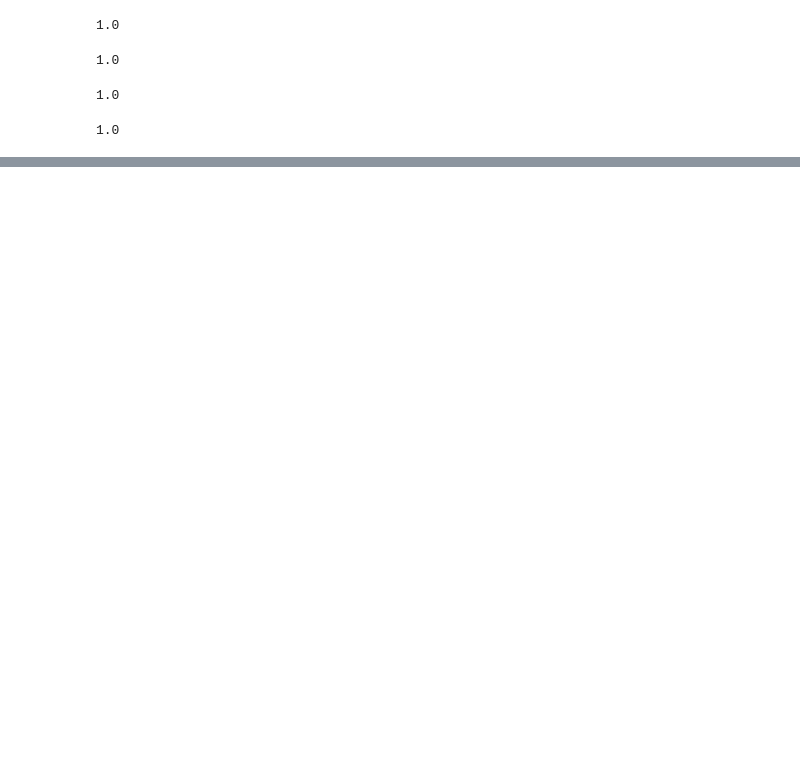
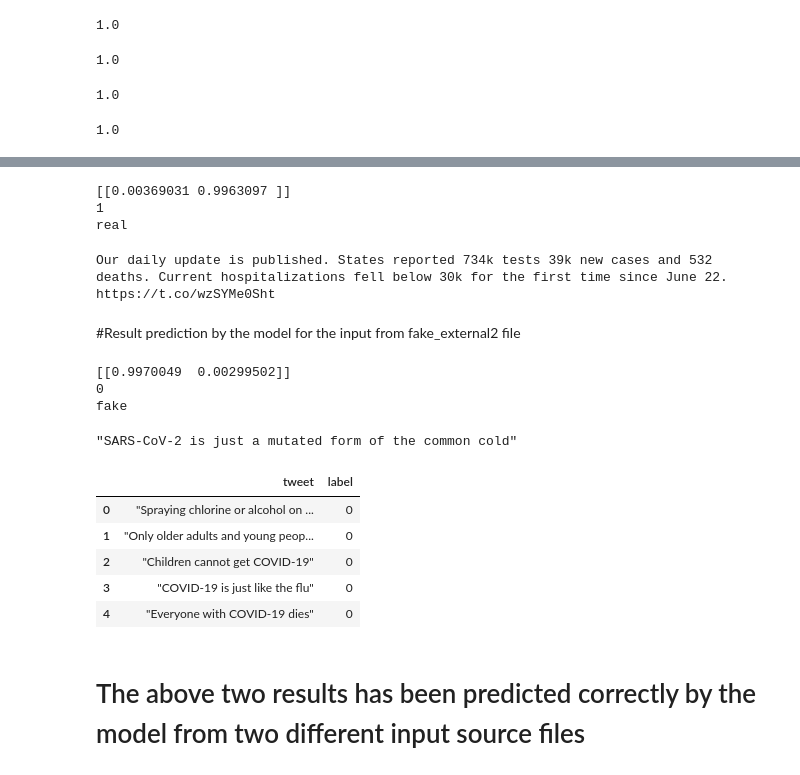
Before and after one commit to sreebalajisree/Fake_News_Detection, a Jupyter notebook: fake_news_dectetion_BERT_tpu_Without_Pseudo_Labeling.ipynb, the cells around one changed output, grey strips where cells are left out. Cells and saved outputs as stored; diff of their text form; code cells hidden in the pictures; blank space fills up the shorter version.

```diff
--- a/fake_news_dectetion_BERT_tpu_Without_Pseudo_Labeling.ipynb
+++ b/fake_news_dectetion_BERT_tpu_Without_Pseudo_Labeling.ipynb
@@ -657,0 +726,14 @@ accuracy_score(np.array(fake_valid1.label,dtype='int32'),np.argmax(pred,axis=1))
+# %%
+print(new_pred)
+print(np.argmax(new_pred))
+print(labels[np.argmax(new_pred)])
+# %% [output]
+[[0.00369031 0.9963097 ]]
+1
+real
+# %%
+print(new_text)
+# %% [output]
+Our daily update is published. States reported 734k tests 39k new cases and 532 deaths. Current hospitalizations fell below 30k for the first time since June 22. https://t.co/wzSYMe0Sht
+# %% [markdown]
+#Result prediction by the model for the input from fake_external2 file
@@ -657,0 +747,23 @@ accuracy_score(np.array(fake_valid1.label,dtype='int32'),np.argmax(pred,axis=1))
+# %%
+print(new_pred1)
+print(np.argmax(new_pred1))
+print(labels[np.argmax(new_pred1)])
+# %% [output]
+[[0.9970049  0.00299502]]
+0
+fake
+# %%
+print(new_text1)
+# %% [output]
+"SARS-CoV-2 is just a mutated form of the common cold"
+# %%
+fake_external2.head()
+# %% [output]
+|  | tweet | label |
+| 0 | "Spraying chlorine or alcohol on ... | 0 |
+| 1 | "Only older adults and young peop... | 0 |
+| 2 | "Children cannot get COVID-19" | 0 |
+| 3 | "COVID-19 is just like the flu" | 0 |
+| 4 | "Everyone with COVID-19 dies" | 0 |
+# %% [markdown]
+# The above two results has been predicted correctly by the model from two different input source files
```
Also changed, not shown: parts of 26 cells of this notebook.
